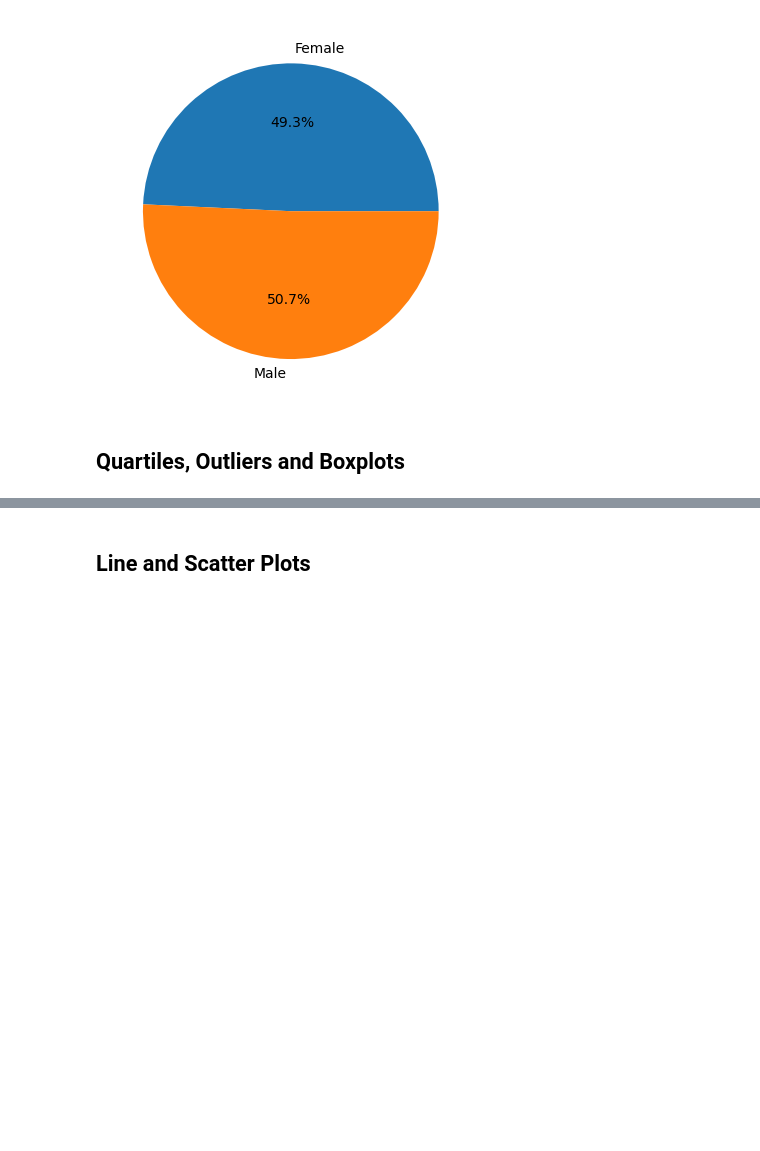
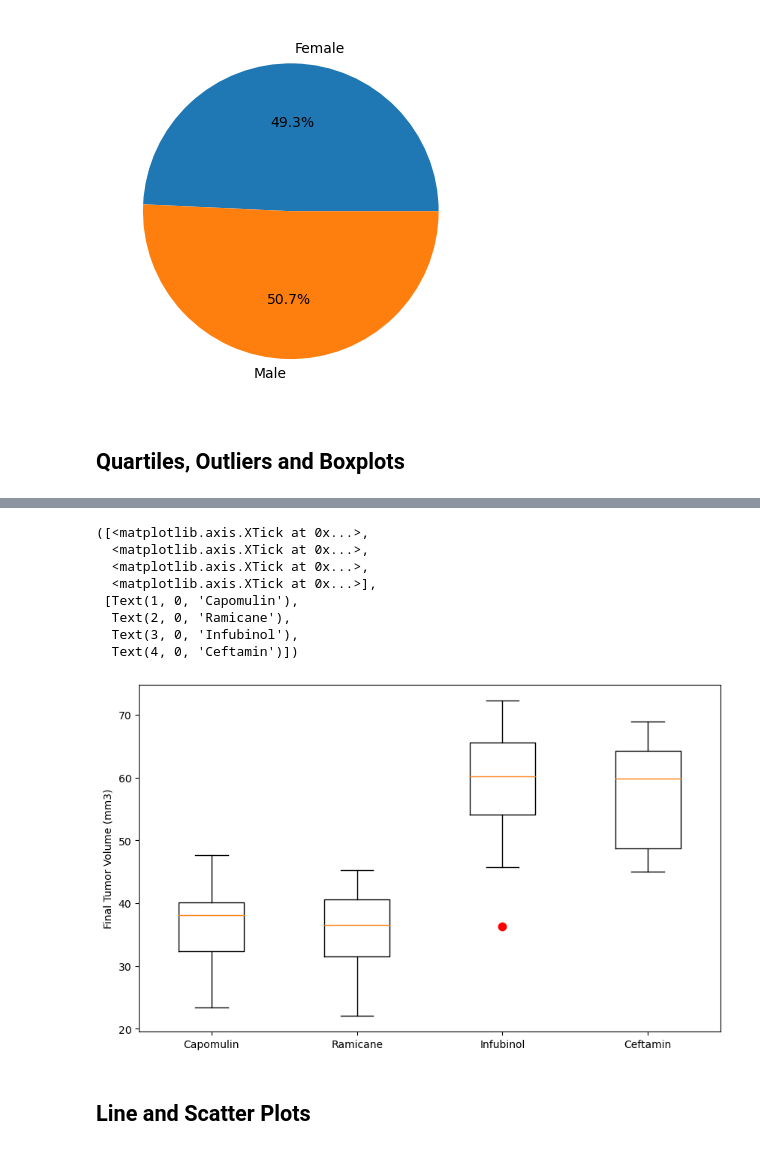
Before and after one commit to GueroGuero/matplotlib-challenge, a Jupyter notebook: Pymaceuticals/pymaceuticals_starter.ipynb, the cells around one changed output, grey strips where cells are left out. Drawn from its saved outputs; the diff is of its cells as text; code cells hidden in the pictures; blank space fills up the shorter version.

```diff
--- a/Pymaceuticals/pymaceuticals_starter.ipynb
+++ b/Pymaceuticals/pymaceuticals_starter.ipynb
@@ -193,6 +193,9 @@ plt.pie(MouseGender["Mouse ID"], labels=labels, autopct="%1.1f%%")
 # Capomulin, Ramicane, Infubinol, and Ceftamin
 
 # Start by getting the last (greatest) timepoint for each mouse
-
+FinalVolume = cleandata.groupby(["Mouse ID"])["Timepoint"].max()
+FinalVolume
 
 # Merge this group df with the original DataFrame to get the tumor volume at the last timepoint
+FinalVolumeMerged = pd.merge(FinalVolume, cleandata, on=(["Mouse ID", "Timepoint"]))
+FinalVolumeMerged
@@ -199,18 +216,27 @@ plt.pie(MouseGender["Mouse ID"], labels=labels, autopct="%1.1f%%")
 # %%
 # Put treatments into a list for for loop (and later for plot labels)
-
+treatments = ["Capomulin", "Ramicane", "Infubinol", "Ceftamin"]
 
 # Create empty list to fill with tumor vol data (for plotting)
-
+tumor_vol_data = []
 
 # Calculate the IQR and quantitatively determine if there are any potential outliers.
-
+for treatment in treatments:
 
     # Locate the rows which contain mice on each drug and get the tumor volumes
-
+    tumorvolume = FinalVolumeMerged.loc[FinalVolumeMerged["Drug Regimen"] == treatment, "Tumor Volume (mm3)"]
 
     # add subset
-
+    tumor_vol_data.append(tumorvolume)
 
     # Determine outliers using upper and lower bounds
+    quartiles = tumorvolume.quantile([.25, .5, .75])
+    lowerq = quartiles[.25]
+    upperq = quartiles[.75]
+    iqr = upperq - lowerq
+
+    lower_bound = lowerq - (1.5*iqr)
+    upper_bound = upperq + (1.5*iqr)
+#print results
+    print(f"For {treatment} values below {lower_bound} and above {upper_bound} are outliers.")
 # %% [output]
@@ -226,3 +247,24 @@ Ceftamin's potential outliers: Series([], Name: Tumor Volume (mm3), dtype: float
+# %%
+# Generate a box plot that shows the distrubution of the tumor volume for each treatment group.
+fig1,ax1 = plt.subplots(figsize=(10,6))
+#custom marker
+flierprops = dict(marker='.', markerfacecolor='r', markersize=15,
+                  linestyle='none', markeredgecolor='r')
+ax1.boxplot(tumor_vol_data, flierprops=flierprops)
+#set label
+ax1.set_ylabel('Final Tumor Volume (mm3)')
+#label ticks
+plt.xticks([1, 2, 3, 4], ['Capomulin', 'Ramicane', 'Infubinol', 'Ceftamin'])
+# %% [output]
+([<matplotlib.axis.XTick at 0x...>,
+  <matplotlib.axis.XTick at 0x...>,
+  <matplotlib.axis.XTick at 0x...>,
+  <matplotlib.axis.XTick at 0x...>],
+ [Text(1, 0, 'Capomulin'),
+  Text(2, 0, 'Ramicane'),
+  Text(3, 0, 'Infubinol'),
+  Text(4, 0, 'Ceftamin')])
+[figure, added]
 # %% [markdown]
 ## Line and Scatter Plots
 # %%
```
Also changed, not shown: parts of 3 cells of this notebook.
